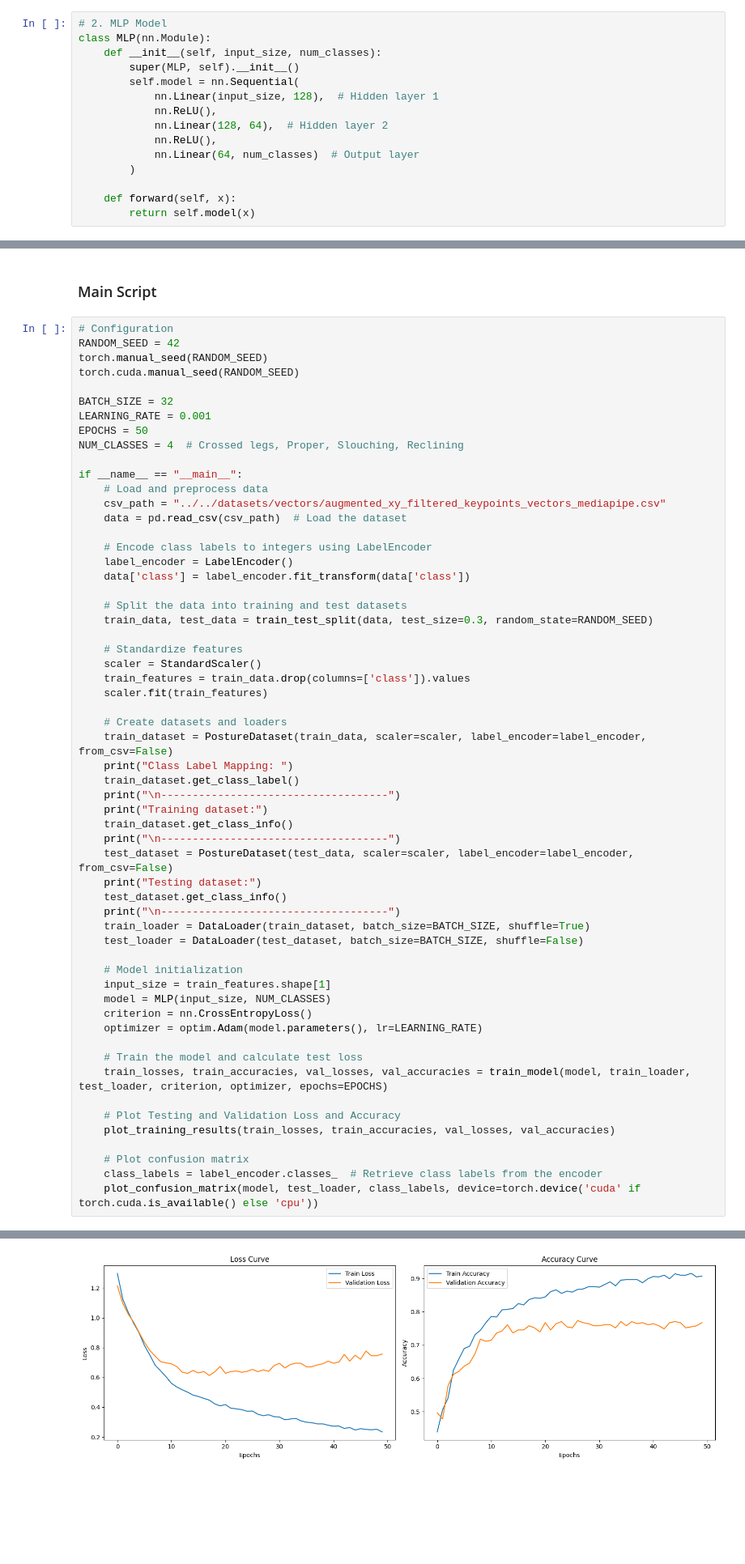
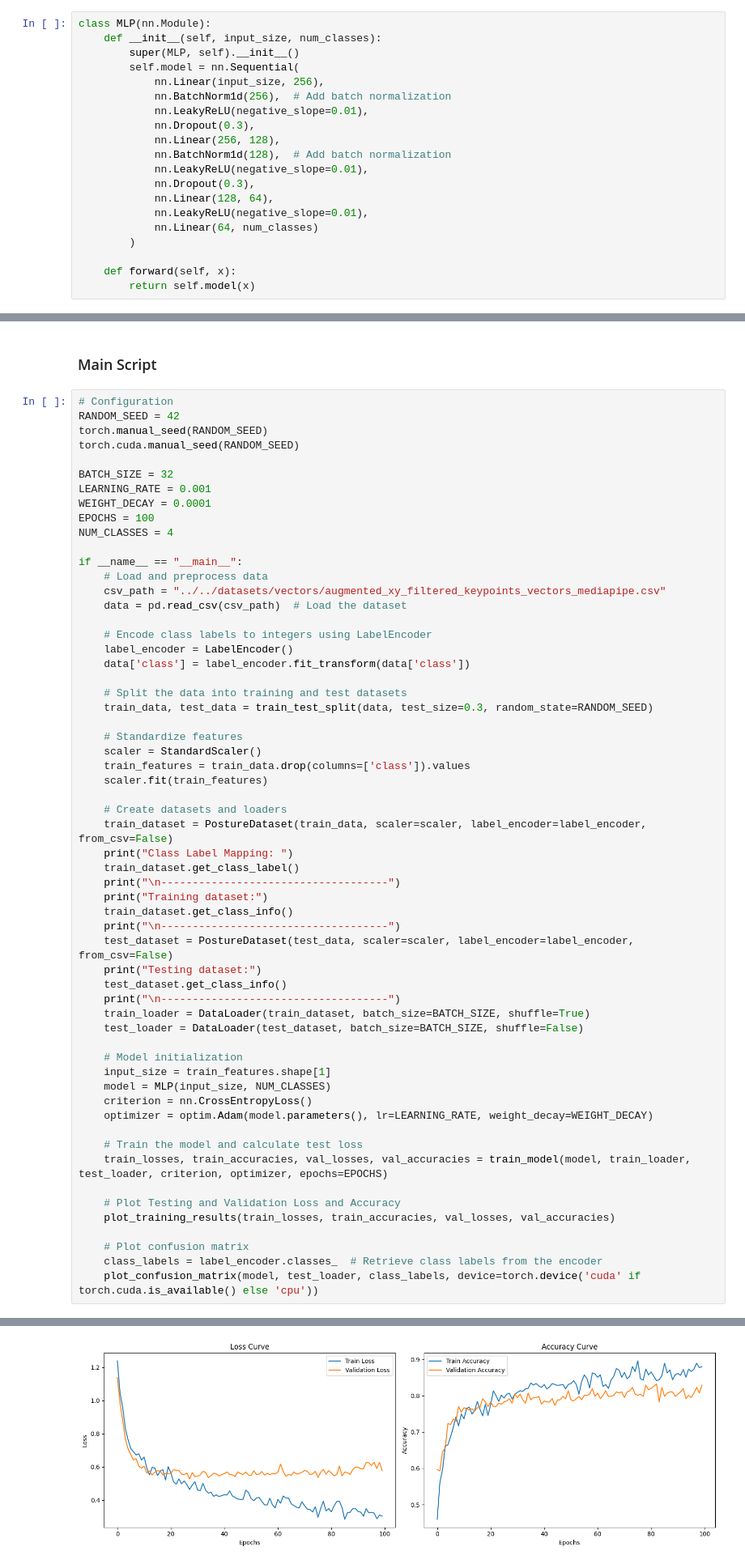
Before and after one commit to Jiayii03/fyp-sitting-posture, a Jupyter notebook: training/ann.ipynb, the cells around one changed output, grey strips where cells are left out. Shown at 81% size. Saved outputs shown, nothing was run; the diff lists cells and outputs as text; blank space fills up the shorter version.

Commit message:
Added two new models

```diff
--- a/training/ann.ipynb
+++ b/training/ann.ipynb
@@ -71,16 +71,21 @@ class PostureDataset(Dataset):
 # %% [markdown]
 ### Defining the Multilayer Perceptron Model (MLP)
 # %%
-# 2. MLP Model
 class MLP(nn.Module):
     def __init__(self, input_size, num_classes):
         super(MLP, self).__init__()
         self.model = nn.Sequential(
-            nn.Linear(input_size, 128),  # Hidden layer 1
-            nn.ReLU(),
-            nn.Linear(128, 64),  # Hidden layer 2
-            nn.ReLU(),
-            nn.Linear(64, num_classes)  # Output layer
+            nn.Linear(input_size, 256),
+            nn.BatchNorm1d(256),  # Add batch normalization
+            nn.LeakyReLU(negative_slope=0.01),
+            nn.Dropout(0.3),
+            nn.Linear(256, 128),
+            nn.BatchNorm1d(128),  # Add batch normalization
+            nn.LeakyReLU(negative_slope=0.01),
+            nn.Dropout(0.3),
+            nn.Linear(128, 64),
+            nn.LeakyReLU(negative_slope=0.01),
+            nn.Linear(64, num_classes)
         )
 
     def forward(self, x):
@@ -231,8 +236,9 @@ torch.cuda.manual_seed(RANDOM_SEED)
 
 BATCH_SIZE = 32
 LEARNING_RATE = 0.001
-EPOCHS = 50
-NUM_CLASSES = 4  # Crossed legs, Proper, Slouching, Reclining
+WEIGHT_DECAY = 0.0001
+EPOCHS = 100
+NUM_CLASSES = 4
 
 if __name__ == "__main__":
     # Load and preprocess data
@@ -270,7 +276,7 @@ if __name__ == "__main__":
     input_size = train_features.shape[1]
     model = MLP(input_size, NUM_CLASSES)
     criterion = nn.CrossEntropyLoss()
-    optimizer = optim.Adam(model.parameters(), lr=LEARNING_RATE)
+    optimizer = optim.Adam(model.parameters(), lr=LEARNING_RATE, weight_decay=WEIGHT_DECAY)
 
     # Train the model and calculate test loss
     train_losses, train_accuracies, val_losses, val_accuracies = train_model(model, train_loader, test_loader, criterion, optimizer, epochs=EPOCHS)
@@ -302 +308 @@ Epoch [50/50], Train Loss: 0.2339, Train Acc: 0.9068, Val Loss: 0.7566, Val Acc:
-[figure, old version]
+[figure, new version]
```
Also changed, not shown: parts of 4 cells of this notebook, 8 other files.
